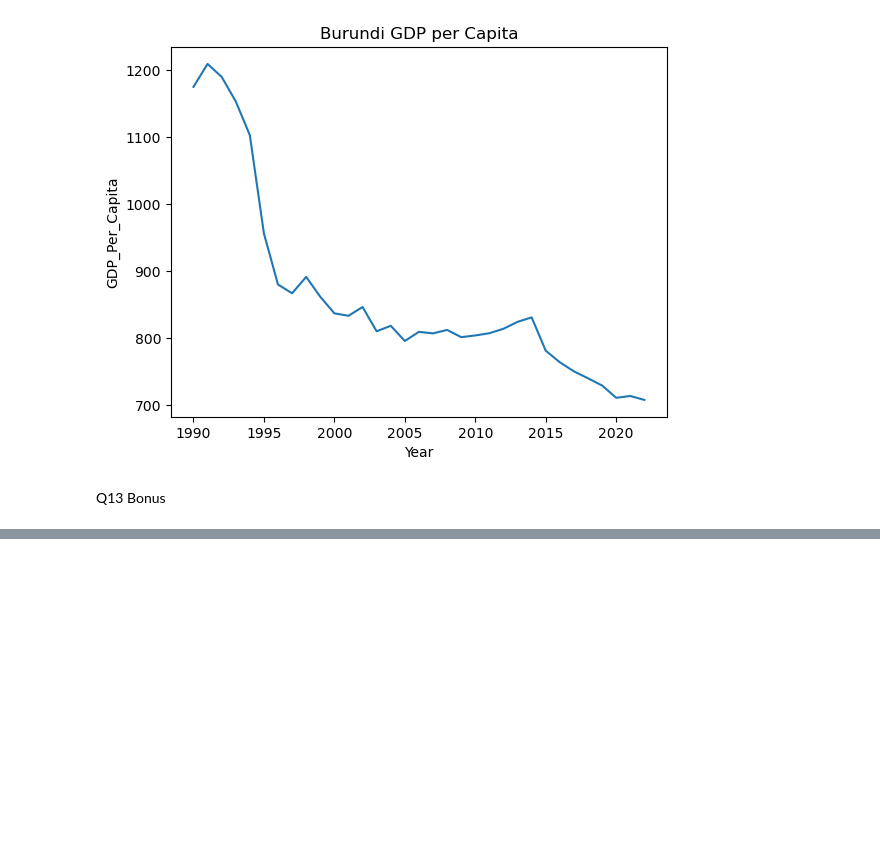
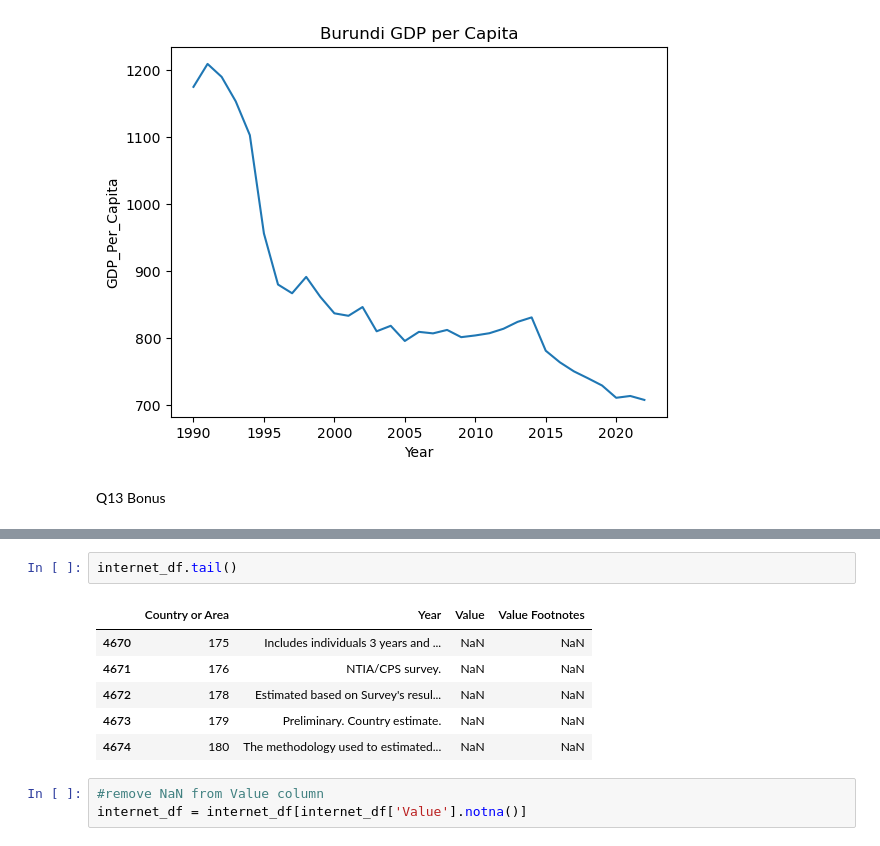
Before and after one commit to NSS-Data-Analytics-Cohort-11/undata-zdemeke, a Jupyter notebook: notebook/UN_Data_project.ipynb, the cells around one changed output, grey strips where cells are left out. Cells and saved outputs as stored; diff of their text form; blank space fills up the shorter version.

```diff
--- a/notebook/UN_Data_project.ipynb
+++ b/notebook/UN_Data_project.ipynb
@@ -420,0 +447,12 @@ Q14.
+# %%
+internet_df.tail()
+# %% [output]
+|  | Country or Area | Year | Value | Value Footnotes |
+| 4670 | 175 | Includes individuals 3 years and ... | NaN | NaN |
+| 4671 | 176 | NTIA/CPS survey. | NaN | NaN |
+| 4672 | 178 | Estimated based on Survey's resul... | NaN | NaN |
+| 4673 | 179 | Preliminary. Country estimate. | NaN | NaN |
+| 4674 | 180 | The methodology used to estimated... | NaN | NaN |
+# %%
+#remove NaN from Value column
+internet_df = internet_df[internet_df['Value'].notna()]
```
Also changed, not shown: parts of 28 cells of this notebook, 4 other files.
